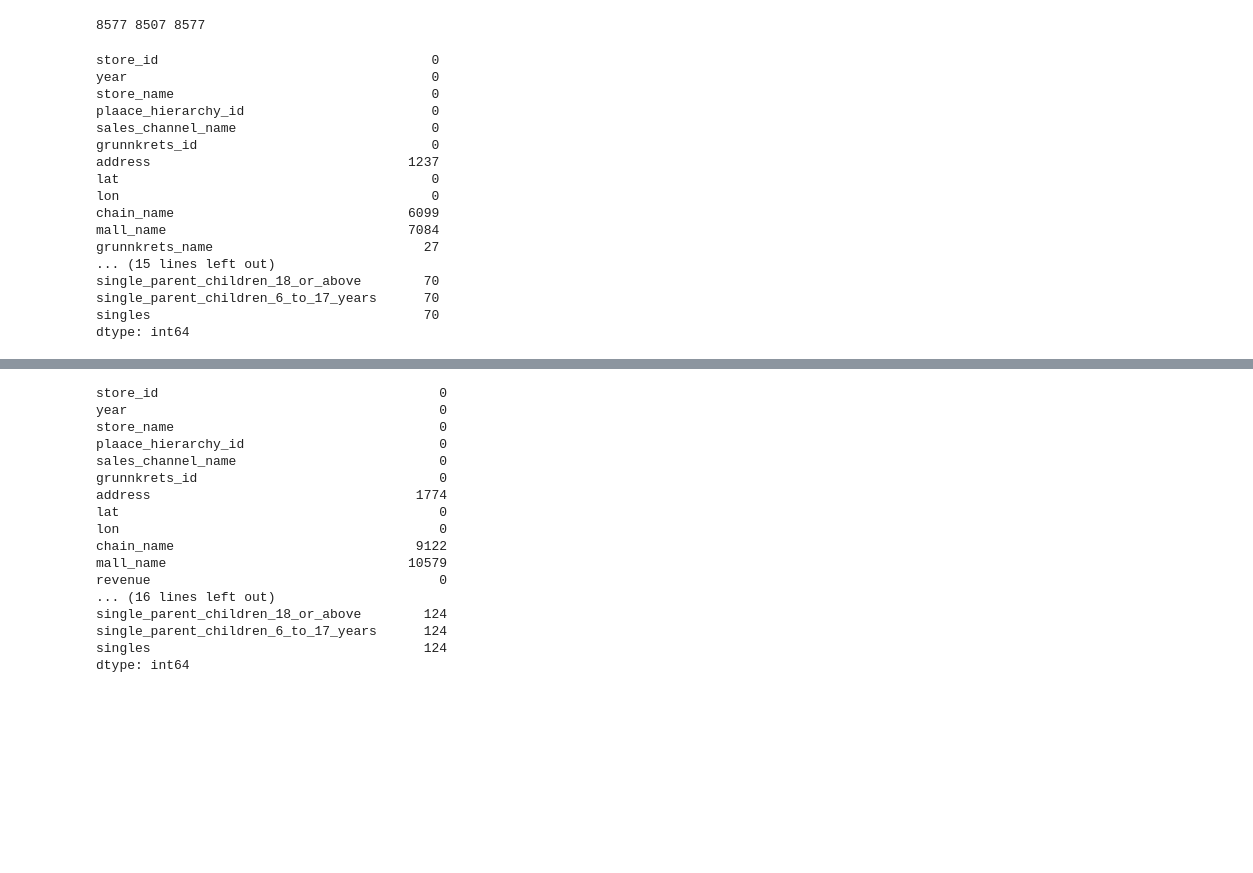
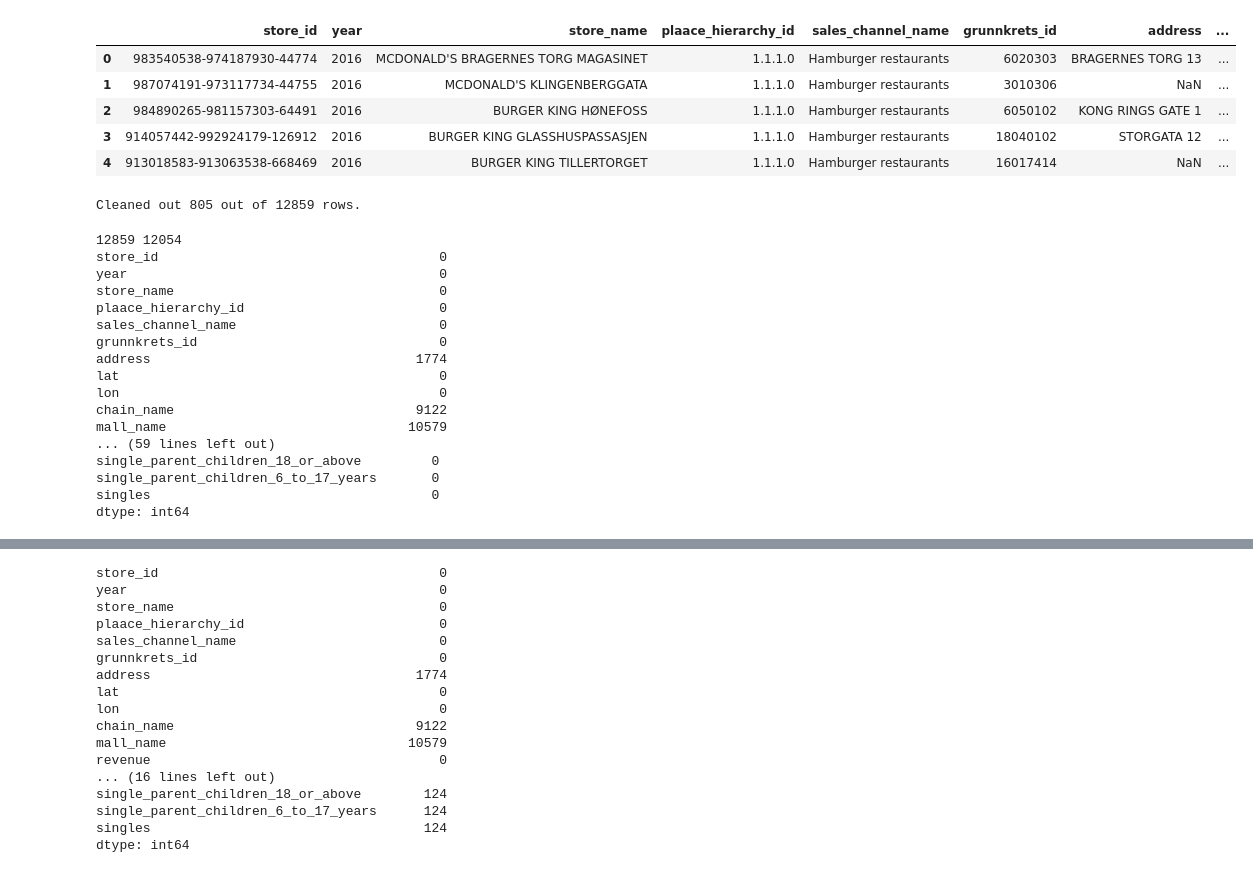
Before and after one commit to kasparpg/maskinprosjekt, a Jupyter notebook: eda.ipynb, the cells around one changed output, grey strips where cells are left out. Cells and saved outputs as stored; diff of their text form; code cells hidden in the pictures; blank space fills up the shorter version.

```diff
--- a/eda.ipynb
+++ b/eda.ipynb
@@ -15,0 +28,13 @@ test = pd.read_csv('data/stores_test.csv')
+# %%
+train_spatial = train.merge(spatial_2016.drop(columns=['year']), on='grunnkrets_id', how='left')
+muni_avg_revenue = train_spatial.groupby(by='municipality_name', as_index=False)['revenue'].mean()
+train_spatial = train_spatial.merge(muni_avg_revenue, on='municipality_name', how='left', suffixes=(None, '_muni_avg'))
+
+train_spatial.head()
+# %% [output]
+|  | store_id | year | store_name | plaace_hierarchy_id | sales_channel_name | grunnkrets_id | address | ... |
+| 0 | 983540538-974187930-44774 | 2016 | MCDONALD'S BRAGERNES TORG MAGASINET | 1.1.1.0 | Hamburger restaurants | 6020303 | BRAGERNES TORG 13 | ... |
+| 1 | 987074191-973117734-44755 | 2016 | MCDONALD'S KLINGENBERGGATA | 1.1.1.0 | Hamburger restaurants | 3010306 | NaN | ... |
+| 2 | 984890265-981157303-64491 | 2016 | BURGER KING HØNEFOSS | 1.1.1.0 | Hamburger restaurants | 6050102 | KONG RINGS GATE 1 | ... |
+| 3 | 914057442-992924179-126912 | 2016 | BURGER KING GLASSHUSPASSASJEN | 1.1.1.0 | Hamburger restaurants | 18040102 | STORGATA 12 | ... |
+| 4 | 913018583-913063538-668469 | 2016 | BURGER KING TILLERTORGET | 1.1.1.0 | Hamburger restaurants | 16017414 | NaN | ... |
@@ -16,12 +57,9 @@ test = pd.read_csv('data/stores_test.csv')
 # %%
-spatial_2016 = only_2016_data(spatial)
-income_2016 = only_2016_data(income)
-households_2016 = only_2016_data(households)
+train_uncleaned = train.merge(group_ages(age, age_ranges), on='grunnkrets_id', how='left')
+train_uncleaned = train_uncleaned.merge(spatial_2016.drop(columns=['year']), on='grunnkrets_id', how='left')
+train_uncleaned = train_uncleaned.merge(income_2016.drop(columns=['year']), on='grunnkrets_id', how='left')
+train_uncleaned = train_uncleaned.merge(households_2016.drop(columns=['year']), on='grunnkrets_id', how='left')
 
-train_spatial = train.merge(spatial_2016.drop(columns=['year']), on='grunnkrets_id', how='left')
-train_income = train.merge(income_2016.drop(columns=['year']), on='grunnkrets_id', how='left')
-train_house = train.merge(households_2016.drop(columns=['year']), on='grunnkrets_id', how='left')
-
-train_house_no_nan = train_house[pd.notnull(train_house.couple_children_0_to_5_years)]
-train_spatial_no_nan = train_spatial[pd.notnull(train_spatial.grunnkrets_name)]
-train_income_no_nan = train_income[pd.notnull(train_income.income_all_households)]
+train_cleaned = clean_out_nan_heavy_rows(train)
+# %% [output]
+Cleaned out 805 out of 12859 rows.
@@ -53,27 +66,25 @@ test_cleaned = test_df[
 # %%
-print(len(test), len(test_cleaned), len(test_df))
-test.isna().sum()
-test_cleaned.isna().sum()
-test_df.isna().sum()
+print(len(train_uncleaned), len(train_cleaned))
+print(train_uncleaned.isna().sum())
+print(train_cleaned.isna().sum())
 # %% [output]
-8577 8507 8577
+12859 12054
+store_id                                    0
+year                                        0
+store_name                                  0
+plaace_hierarchy_id                         0
+sales_channel_name                          0
+grunnkrets_id                               0
+address                                  1774
+lat                                         0
+lon                                         0
+chain_name                               9122
+mall_name                               10579
+... (59 lines left out)
+single_parent_children_18_or_above         0
+single_parent_children_6_to_17_years       0
+singles                                    0
+dtype: int64
-store_id                                   0
-year                                       0
-store_name                                 0
-plaace_hierarchy_id                        0
-sales_channel_name                         0
-grunnkrets_id                              0
-address                                 1237
-lat                                        0
-lon                                        0
-chain_name                              6099
-mall_name                               7084
-grunnkrets_name                           27
-... (15 lines left out)
-single_parent_children_18_or_above        70
-single_parent_children_6_to_17_years      70
-singles                                   70
-dtype: int64
 # %%
 train_df = train.merge(spatial_2016.drop(columns=['year']), on='grunnkrets_id', how='left')
 train_df = train_df.merge(income_2016.drop(columns=['year']), on='grunnkrets_id', how='left')
```
Also changed, not shown: parts of 8 cells of this notebook, 16 other files.
